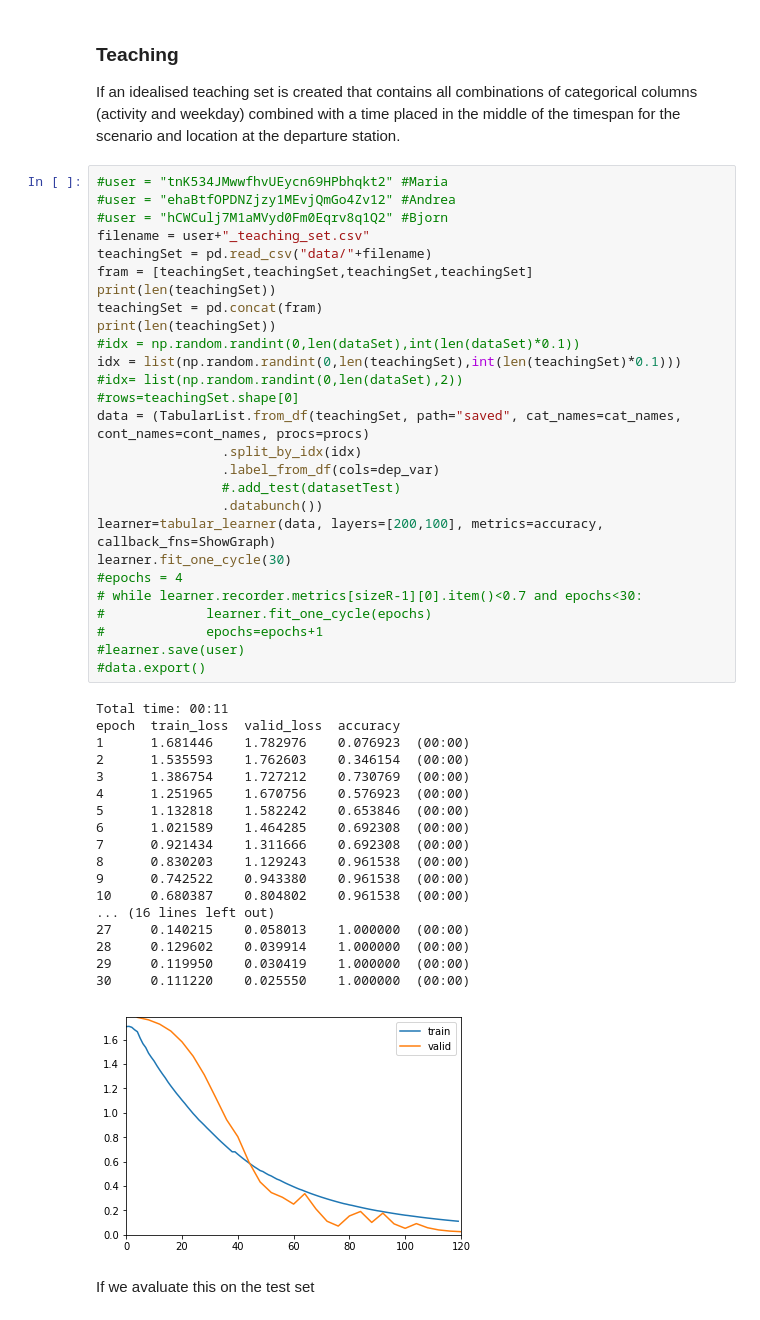
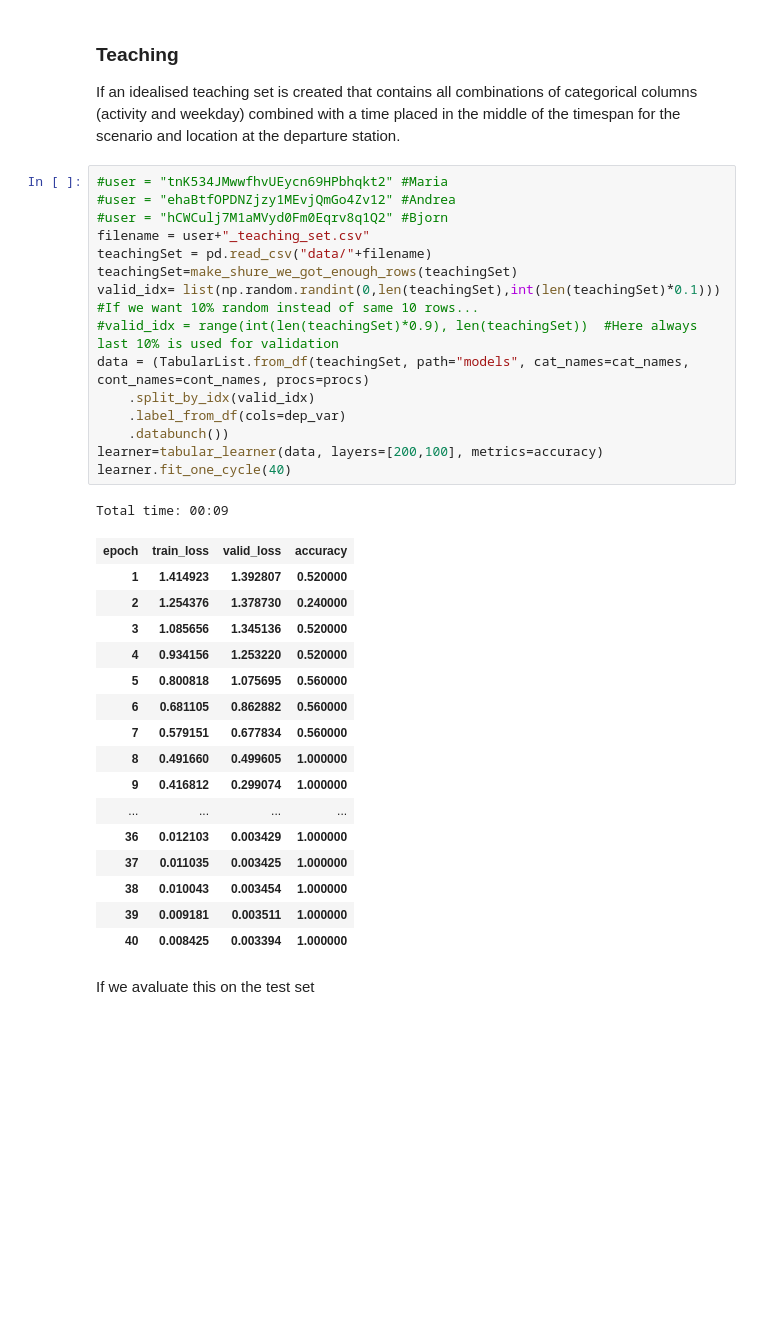
Before and after one commit to k3larra/interactiveML, a Jupyter notebook: Seminar_3/Tabtest.ipynb, the cells around one changed output. Drawn from its saved outputs; the diff is of its cells as text; blank space fills up the shorter version.

```diff
--- a/Seminar_3/Tabtest.ipynb
+++ b/Seminar_3/Tabtest.ipynb
@@ -165,49 +169,36 @@ If an idealised teaching set is created that contains all combinations of catego
 # %%
 #user = "tnK534JMwwfhvUEycn69HPbhqkt2" #Maria
 #user = "ehaBtfOPDNZjzy1MEvjQmGo4Zv12" #Andrea
 #user = "hCWCulj7M1aMVyd0Fm0Eqrv8q1Q2" #Bjorn
 filename = user+"_teaching_set.csv"
 teachingSet = pd.read_csv("data/"+filename)
-fram = [teachingSet,teachingSet,teachingSet,teachingSet]
-print(len(teachingSet))
-teachingSet = pd.concat(fram)
-print(len(teachingSet))
-#idx = np.random.randint(0,len(dataSet),int(len(dataSet)*0.1))
-idx = list(np.random.randint(0,len(teachingSet),int(len(teachingSet)*0.1)))
-#idx= list(np.random.randint(0,len(dataSet),2))
-#rows=teachingSet.shape[0]
-data = (TabularList.from_df(teachingSet, path="saved", cat_names=cat_names, cont_names=cont_names, procs=procs)
-                .split_by_idx(idx)
-                .label_from_df(cols=dep_var)
-                #.add_test(datasetTest)
-                .databunch())
-learner=tabular_learner(data, layers=[200,100], metrics=accuracy, callback_fns=ShowGraph)
-learner.fit_one_cycle(30)
-#epochs = 4
-# while learner.recorder.metrics[sizeR-1][0].item()<0.7 and epochs<30:
-#             learner.fit_one_cycle(epochs)
-#             epochs=epochs+1
-#learner.save(user)
-#data.export()
+teachingSet=make_shure_we_got_enough_rows(teachingSet)
+valid_idx= list(np.random.randint(0,len(teachingSet),int(len(teachingSet)*0.1))) #If we want 10% random instead of same 10 rows...
+#valid_idx = range(int(len(teachingSet)*0.9), len(teachingSet))  #Here always last 10% is used for validation
+data = (TabularList.from_df(teachingSet, path="models", cat_names=cat_names, cont_names=cont_names, procs=procs)
+    .split_by_idx(valid_idx)
+    .label_from_df(cols=dep_var)
+    .databunch())
+learner=tabular_learner(data, layers=[200,100], metrics=accuracy)
+learner.fit_one_cycle(40)
 # %% [output]
-Total time: 00:11
-epoch  train_loss  valid_loss  accuracy
-1      1.681446    1.782976    0.076923  (00:00)
-2      1.535593    1.762603    0.346154  (00:00)
-3      1.386754    1.727212    0.730769  (00:00)
-4      1.251965    1.670756    0.576923  (00:00)
-5      1.132818    1.582242    0.653846  (00:00)
-6      1.021589    1.464285    0.692308  (00:00)
-7      0.921434    1.311666    0.692308  (00:00)
-8      0.830203    1.129243    0.961538  (00:00)
-9      0.742522    0.943380    0.961538  (00:00)
-10     0.680387    0.804802    0.961538  (00:00)
-... (16 lines left out)
-27     0.140215    0.058013    1.000000  (00:00)
-28     0.129602    0.039914    1.000000  (00:00)
-29     0.119950    0.030419    1.000000  (00:00)
-30     0.111220    0.025550    1.000000  (00:00)
+Total time: 00:09
-[figure, removed]
+| epoch | train_loss | valid_loss | accuracy |
+| 1 | 1.414923 | 1.392807 | 0.520000 |
+| 2 | 1.254376 | 1.378730 | 0.240000 |
+| 3 | 1.085656 | 1.345136 | 0.520000 |
+| 4 | 0.934156 | 1.253220 | 0.520000 |
+| 5 | 0.800818 | 1.075695 | 0.560000 |
+| 6 | 0.681105 | 0.862882 | 0.560000 |
+| 7 | 0.579151 | 0.677834 | 0.560000 |
+| 8 | 0.491660 | 0.499605 | 1.000000 |
+| 9 | 0.416812 | 0.299074 | 1.000000 |
+| ... | ... | ... | ... |
+| 36 | 0.012103 | 0.003429 | 1.000000 |
+| 37 | 0.011035 | 0.003425 | 1.000000 |
+| 38 | 0.010043 | 0.003454 | 1.000000 |
+| 39 | 0.009181 | 0.003511 | 1.000000 |
+| 40 | 0.008425 | 0.003394 | 1.000000 |
 # %% [markdown]
 If we avaluate this on the test set
 # %%
```
Also changed, not shown: parts of 10 cells of this notebook, 1 other file.
